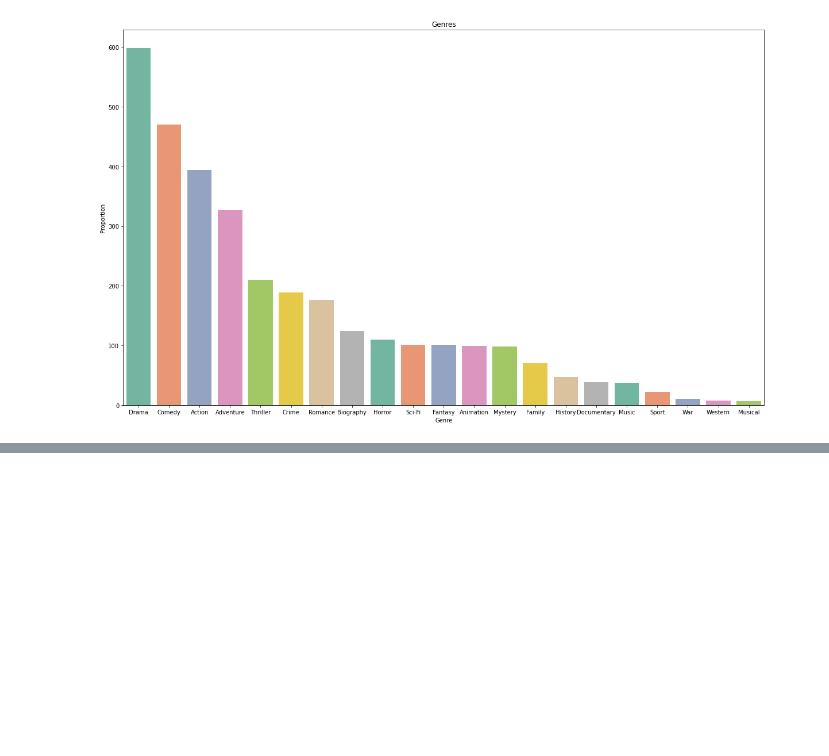
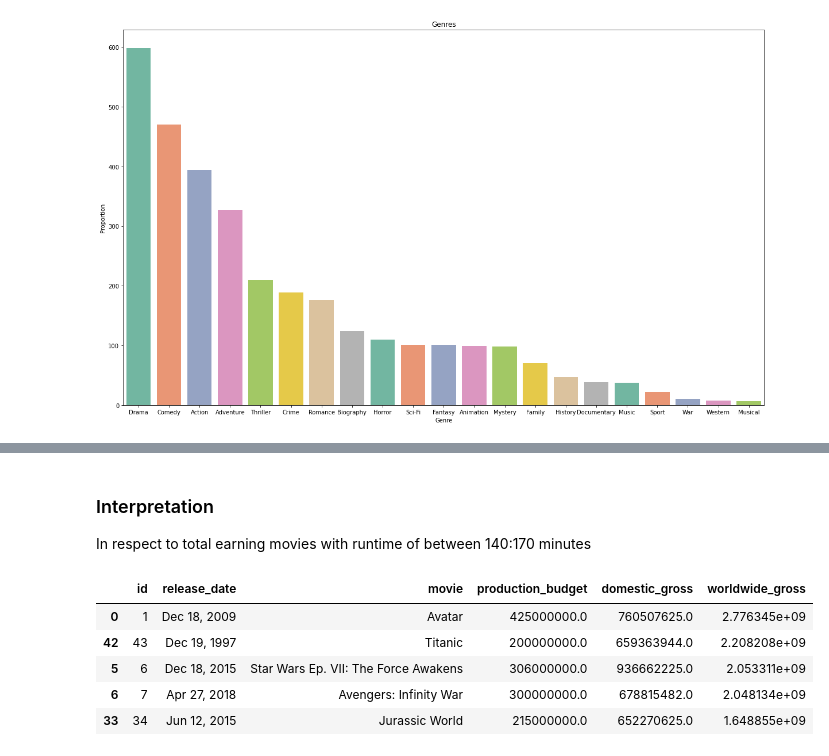
Before and after one commit to ENyawera/dsc-phase-1-project-movies, a Jupyter notebook: movies_data_analysis.ipynb, the cells around one changed output, grey strips where cells are left out. Cells and saved outputs as stored; diff of their text form; code cells hidden in the pictures; blank space fills up the shorter version.

```diff
--- a/movies_data_analysis.ipynb
+++ b/movies_data_analysis.ipynb
@@ -335,0 +435,12 @@ This would preferably be the best genres to invest but in conjuction with other
+# %% [markdown]
+### Interpretation
+In respect to total earning movies with runtime of between 140:170 minutes
+# %%
+budgets_df.sort_values('worldwide_gross', ascending=False).head()
+# %% [output]
+|  | id | release_date | movie | production_budget | domestic_gross | worldwide_gross |
+| 0 | 1 | Dec 18, 2009 | Avatar | 425000000.0 | 760507625.0 | 2.776345e+09 |
+| 42 | 43 | Dec 19, 1997 | Titanic | 200000000.0 | 659363944.0 | 2.208208e+09 |
+| 5 | 6 | Dec 18, 2015 | Star Wars Ep. VII: The Force Awakens | 306000000.0 | 936662225.0 | 2.053311e+09 |
+| 6 | 7 | Apr 27, 2018 | Avengers: Infinity War | 300000000.0 | 678815482.0 | 2.048134e+09 |
+| 33 | 34 | Jun 12, 2015 | Jurassic World | 215000000.0 | 652270625.0 | 1.648855e+09 |
```
Also changed, not shown: parts of 27 cells of this notebook.
